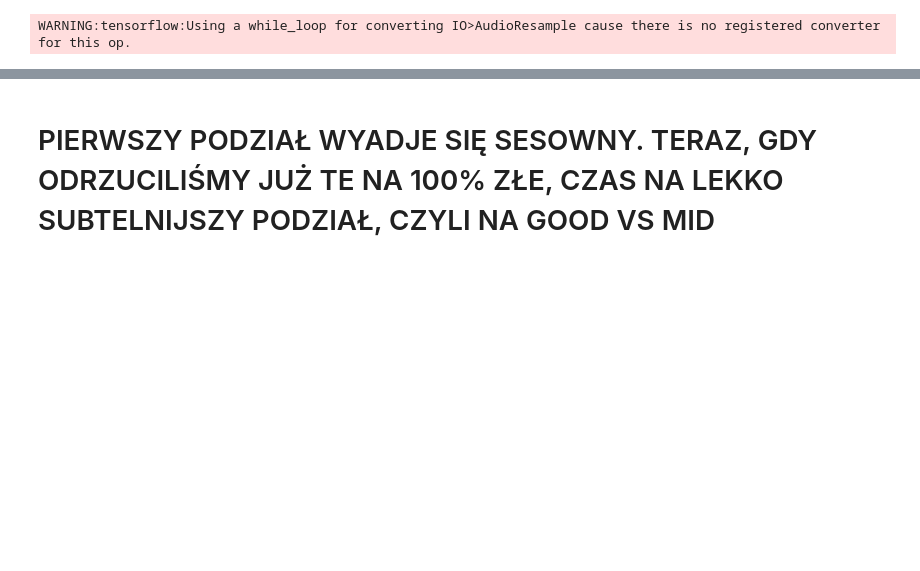
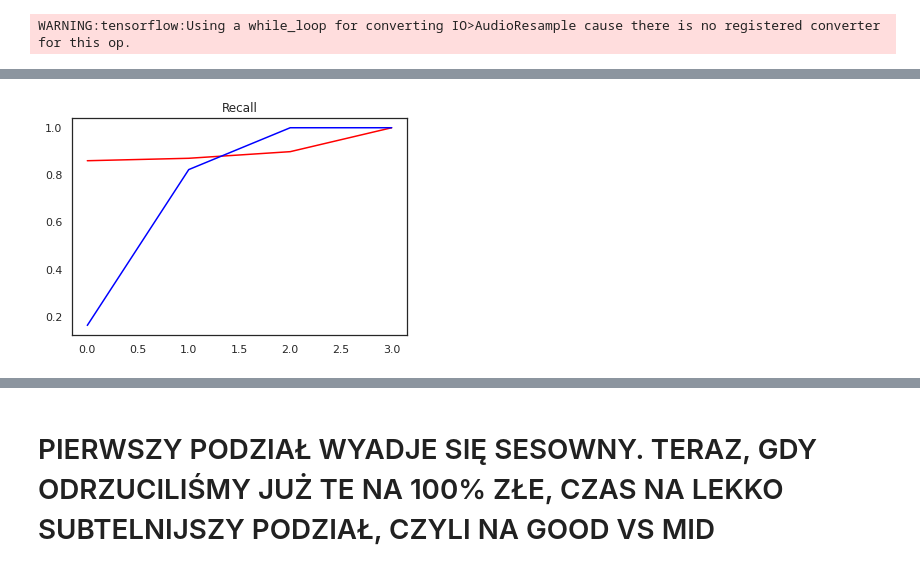
Before and after one commit to pawelszajwaj/Segregation, a Jupyter notebook: Main.ipynb, the cells around one changed output, grey strips where cells are left out. Saved outputs shown, nothing was run; the diff lists cells and outputs as text; code cells hidden in the pictures; blank space fills up the shorter version.

```diff
--- a/Main.ipynb
+++ b/Main.ipynb
@@ -396,8 +410,10 @@ KeyError: ignored
 # %%
 plt.title("Recall")
-plt.plot(histvar1.history['recall'], 'r')
-plt.plot(histvar1.history['val_recall'],'b')
+plt.plot(histvar1.history['recall_2'], 'r')
+plt.plot(histvar1.history['val_recall_2'],'b')
 plt.show()
+# %% [output]
+[figure, added]
 # %%
 X_test, y_test = test.as_numpy_iterator().next()
 # %%
```
Also changed, not shown: parts of 35 cells of this notebook.
